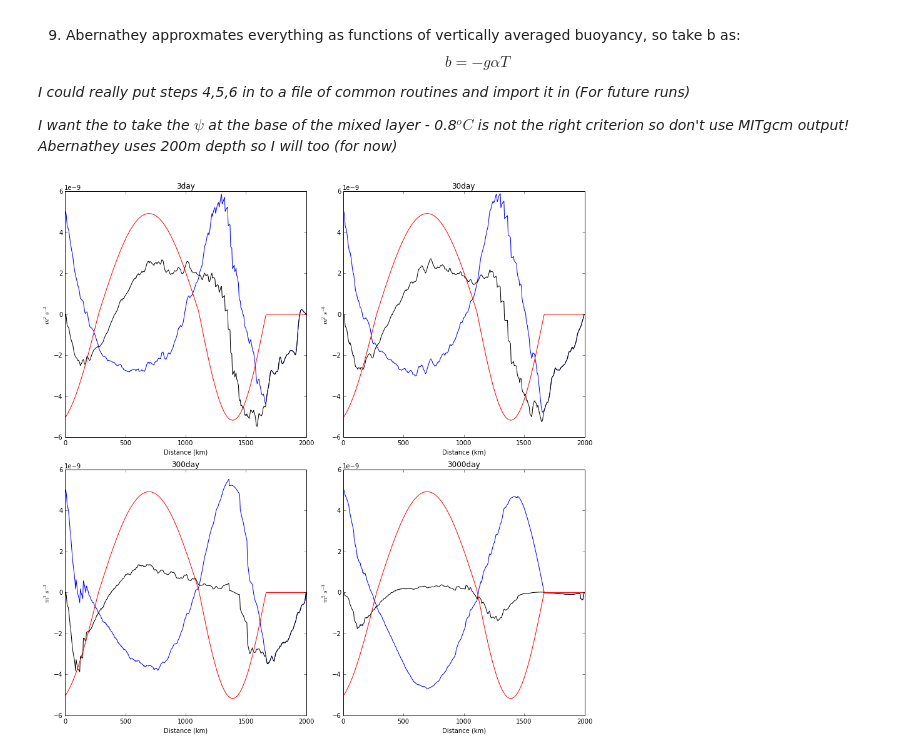
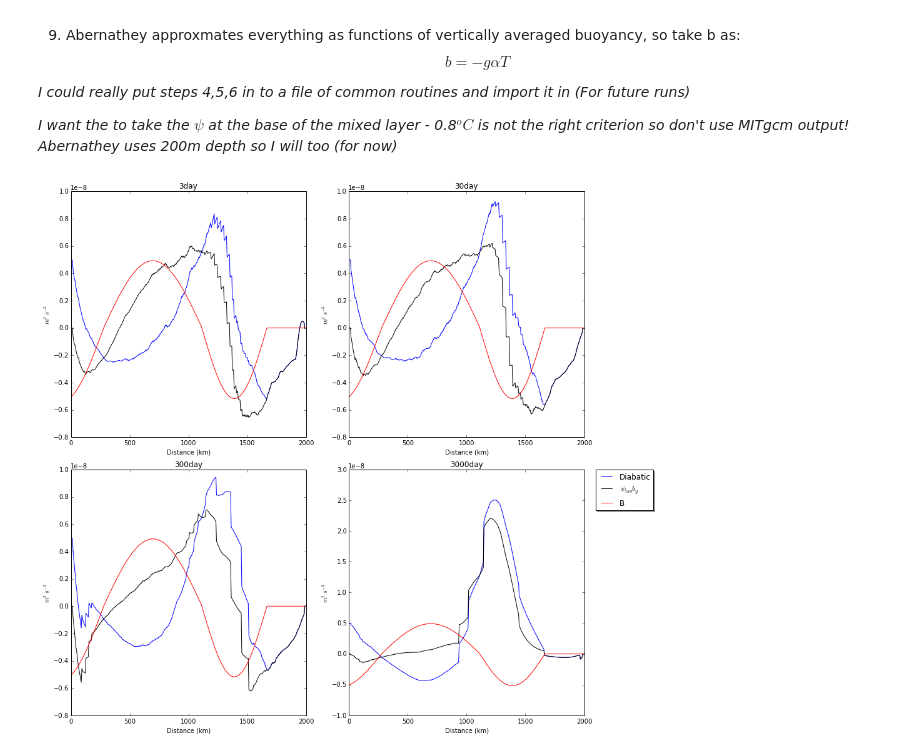
Before and after one commit to hlburns/Notebooks, a Jupyter notebook: Plotters/DiabaticEddyPannel.ipynb, the cells around one changed output. Saved outputs shown, nothing was run; the diff lists cells and outputs as text; code cells hidden in the pictures.

Commit message:
Diabatic eddy work

```diff
--- a/Plotters/DiabaticEddyPannel.ipynb
+++ b/Plotters/DiabaticEddyPannel.ipynb
@@ -194,39 +194,47 @@ for i in range(len(Runs)):
                Psimap[k,g]=P[b]
     B=np.zeros(np.shape(Yc[:]))
     db=np.zeros(np.shape(Yc[:]))
-    B=np.mean(-G*alpha*Texp[0:12,:],axis=0)
-    db[1:400]=B[0:-1]-B[1::]
-    Psi_isoB=np.apply_along_axis(np.multiply,0,Psimap[12,:]*10**6,db)/(5000**2*Zexp[12])
-    D=Psi_isoB-Psipred
+    Tavlatav=np.nanmean(Tavlat[0:12,:],axis=0)
+    A=np.gradient(Tavlatav,1)
+    B=A*alpha*G/5000
+    C=np.mean(abs(B[10:-10]))
+    #B=np.mean(-G*alpha*Texp[0:12,:],axis=0)
+    Psi_isoB=np.zeros(np.shape(Yc[:]))
+    Psi_isoB[3:-3]=B[3:-3]-C
+    Psi_isoB2=-Psimap[12,:]*Psi_isoB
+    D=Psi_isoB2-Psipred
     #Psimapped=np.multiply(Psimap,lmav) HFacS is req for topo runs
     #Psimap[Psimap==0]=np.nan NP can't do this!! 10000 yr has 0 residul
     #Now put the MOC into 168 lvls to make the eddy plot
     if Full=='N':
          ax = fig.add_subplot(2, 2, i+1)
     else:
          ax = fig.add_subplot(3, 3, i+1)
     if VAR=='D':
         p=ax.plot(Yc/1000,D)
-        s=ax.plot(Yc/1000,Psi_isoB,'k')
+        s=ax.plot(Yc/1000,Psi_isoB2,'k')
         r=ax.plot(Yc/1000,(Psipred),'r')
+        #s=ax.plot(Yc/1000,Psi_isoB2,'g')
     else:
         p=ax.plot(Yc/1000,D)
-        s=ax.plot(Yc/1000,Psi_isoB,'k')
+        s=ax.plot(Yc/1000,Psi_isoB2,'k')
         r=ax.plot(Yc/1000,(Psipred),'r')
     ax.set_title(str(tau[Runs[i]])+'day')
     if str(tau[Runs[i]])=='Closed':
         ax.set_title(str(tau[Runs[i]]))
     ax.set_xlabel('Distance (km)')
     ax.set_ylabel('$m^2s^{-3}$')
 plt.tight_layout()
 #lgd=legend([p,s,r],[r'Diabatic','$\psi_{iso}$','B'],bbox_to_anchor=(1.05, 1), loc=2, borderaxespad=0.)
+lgd=plt.legend([r'Diabatic','$\psi_{iso}b_y$','B'], shadow=True,bbox_to_anchor=(1.05, 1), loc=2, borderaxespad=0.)
+#
 q=( os.path.expanduser('~')+"/Figures/Mobilis")
 if not os.path.exists(q):
        os.makedirs(q)
 #plt.figlegend( [p,s,r],[r'Diabatic','$\psi_{iso}$','B'], loc = 'lower center', ncol=5, labelspacing=0. )
 if VAR=='K':
     plt.savefig(q+"/Diabaticpanel"+str(start)+"-"+str(end)+".png",bbox_extra_artists=(lgd,), bbox_inches='tight')
 else:
     plt.savefig(q+"/Diabaticpanel"+str(start)+"-"+str(end)+".png")
 # %% [output]
-[figure, old version]
+[figure, new version]
```
Also changed, not shown: parts of 1 cell of this notebook, 7 other files.
